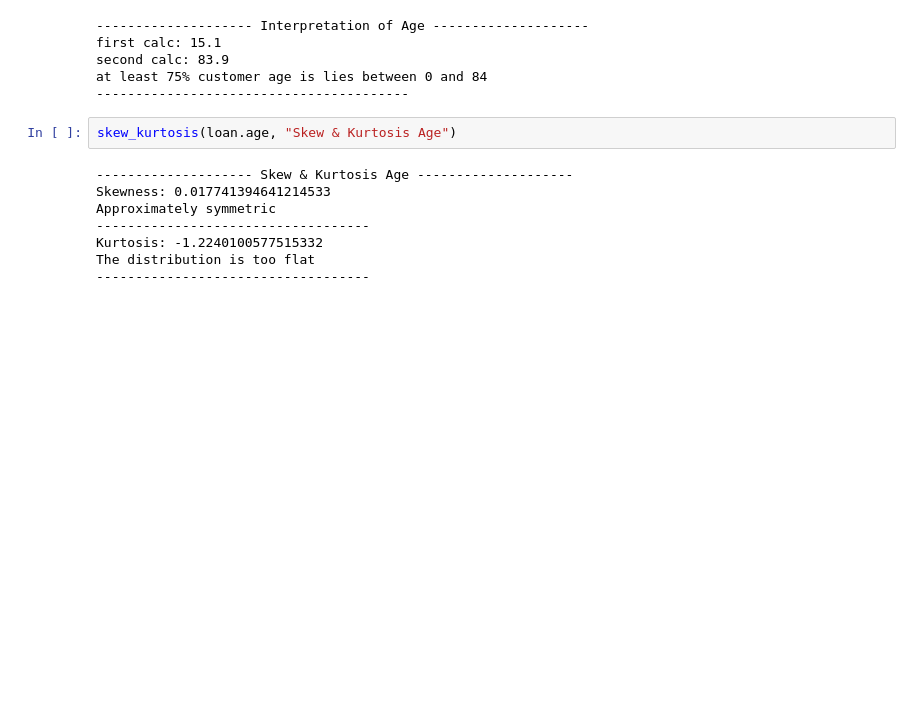
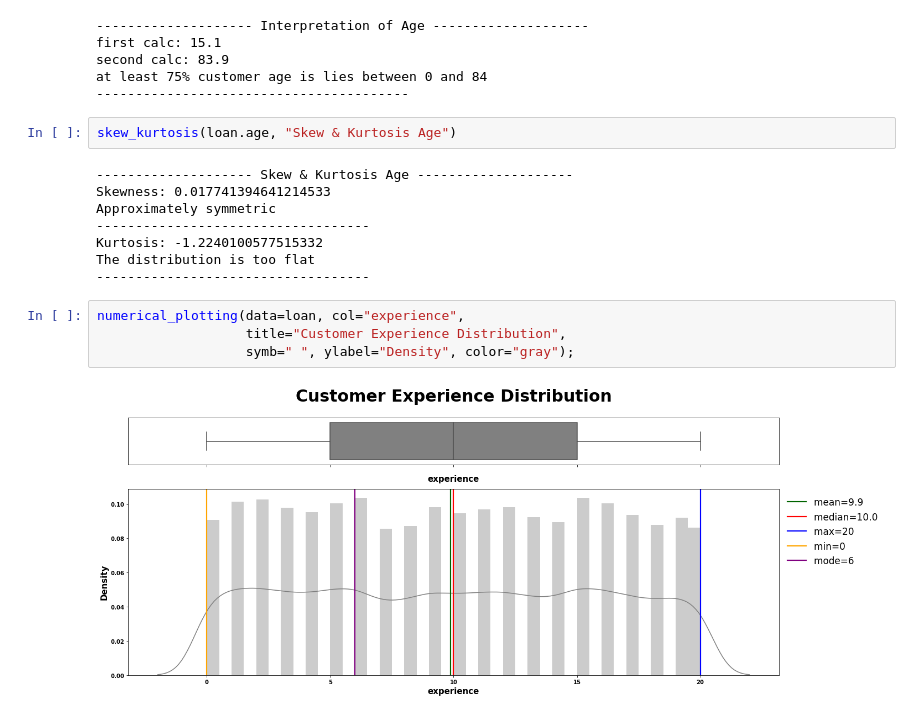
Before and after one commit to masete/Loan-Prediction-based-on-Customer-Behaviour, a Jupyter notebook: eda.ipynb, the cells around one changed output. Cells and saved outputs as stored; diff of their text form; blank space fills up the shorter version.

Commit message:
chebychev and kurtosis on experience

```diff
--- a/eda.ipynb
+++ b/eda.ipynb
@@ -822,3 +822,9 @@ Approximately symmetric
 Kurtosis: -1.2240100577515332
 The distribution is too flat
 -----------------------------------
+# %%
+numerical_plotting(data=loan, col="experience",
+                   title="Customer Experience Distribution",
+                   symb=" ", ylabel="Density", color="gray");
+# %% [output]
+[figure, added]
```
